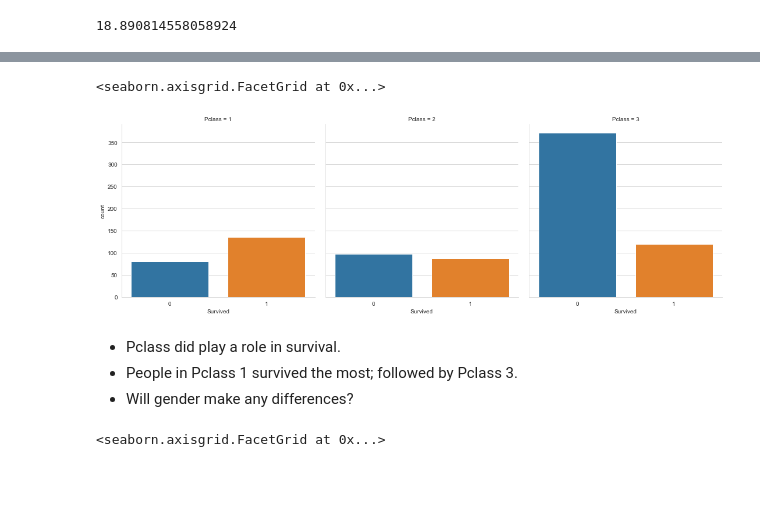
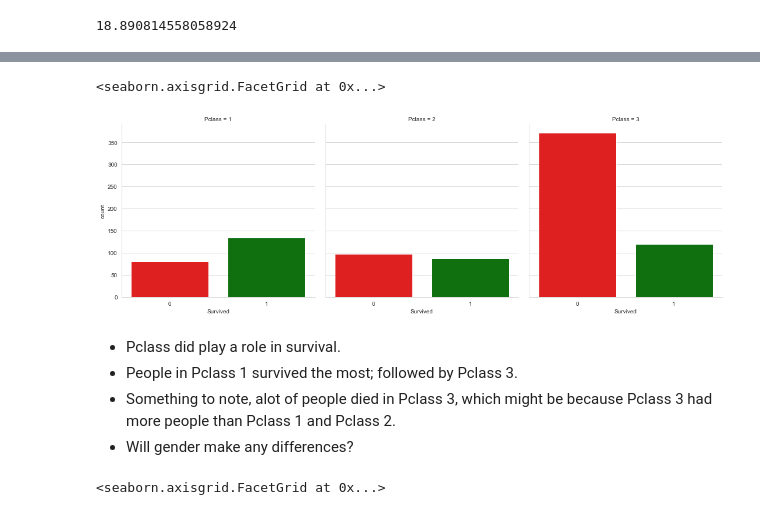
Before and after one commit to mirajpatel19/Portfolio, a Jupyter notebook: Projects/Data Exploratory/Titanic - Exploratory Data Analysis.ipynb, the cells around one changed output, grey strips where cells are left out. Saved outputs shown, nothing was run; the diff lists cells and outputs as text; code cells hidden in the pictures; blank space fills up the shorter version.

```diff
--- a/Projects/Data Exploratory/Titanic - Exploratory Data Analysis.ipynb
+++ b/Projects/Data Exploratory/Titanic - Exploratory Data Analysis.ipynb
@@ -64,0 +210,5 @@ dtype: int64
+# %%
+#0.00 fare is technically same as null, so lets replace it with null
+df['Fare'].replace(0,np.NaN, inplace=True)
+#Now lets check for null values.
+df.Fare.isnull().sum()
@@ -64,0 +217,5 @@ dtype: int64
+# %%
+#Lets fill the null values with mean
+df['Fare'].fillna(df['Fare'].mean(), inplace=True)
+#Verify the field.
+df.Fare.isnull().sum()
@@ -64,0 +234,3 @@ dtype: int64
+# %%
+#About 77 percent of the row are null. I believe the best option for that field would be to drop it.
+df.drop('Cabin', axis=1, inplace=True)
@@ -64,0 +251,2 @@ dtype: int64
+# %%
+df.dropna(inplace=True)
@@ -186,13 +392,14 @@ Pclass  Survived
 Name: Survived, dtype: int64
 # %%
 #Survivors by Pclass
-sns.catplot('Survived', col='Pclass', data=df, kind='count')
+sns.catplot('Survived', col='Pclass', data=df, kind='count', palette=["r", "g"])
 # %% [output]
 <seaborn.axisgrid.FacetGrid at 0x...>
-[figure, old version]
+[figure, new version]
 # %% [markdown]
 - Pclass did play a role in survival.
 - People in Pclass 1 survived the most; followed by Pclass 3.
+- Something to note, alot of people died in Pclass 3, which might be because Pclass 3 had more people than Pclass 1 and Pclass 2.
 - Will gender make any differences?
 # %%
 #Survivors by Pclass per Gender
```
Also changed, not shown: parts of 49 cells of this notebook, 1 other file.
